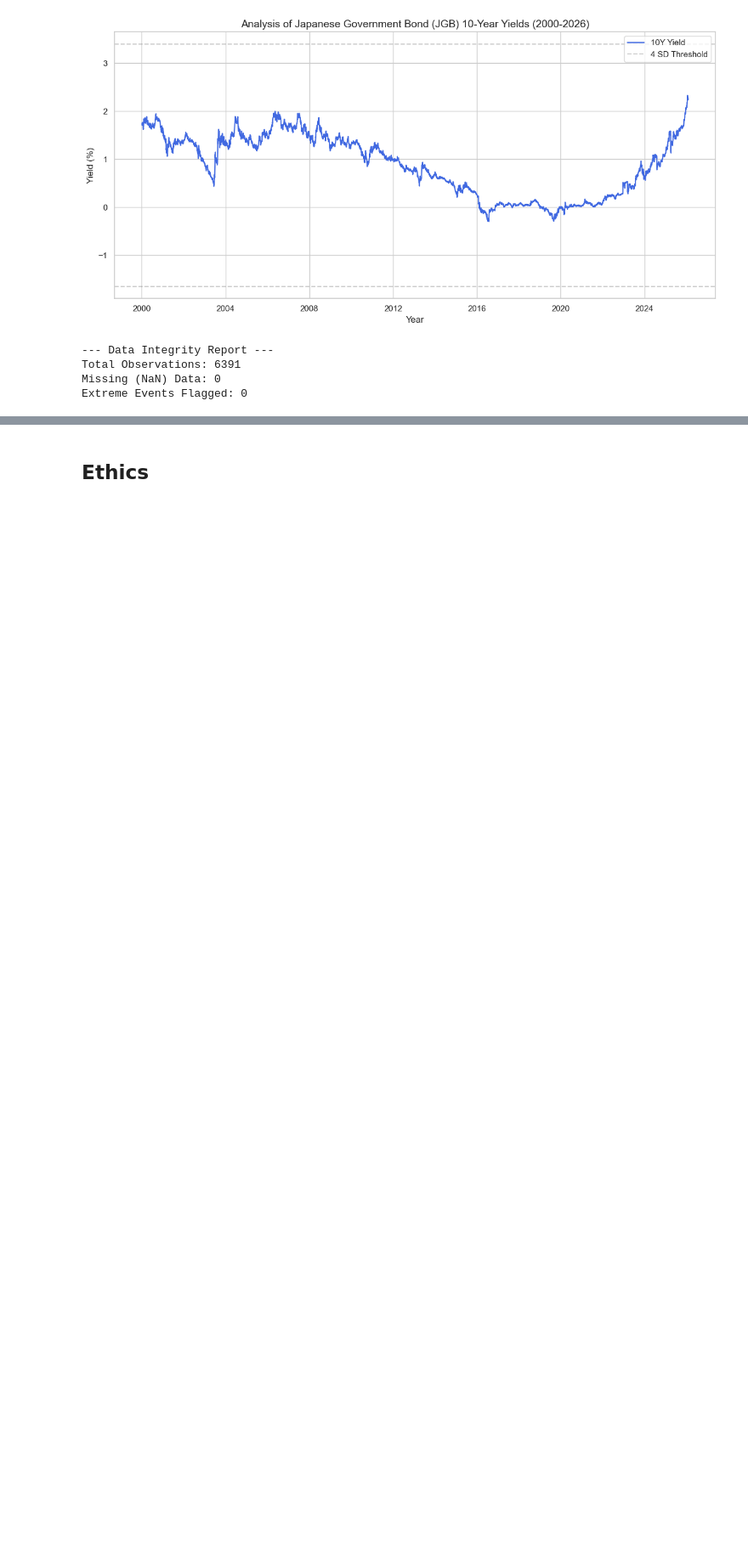
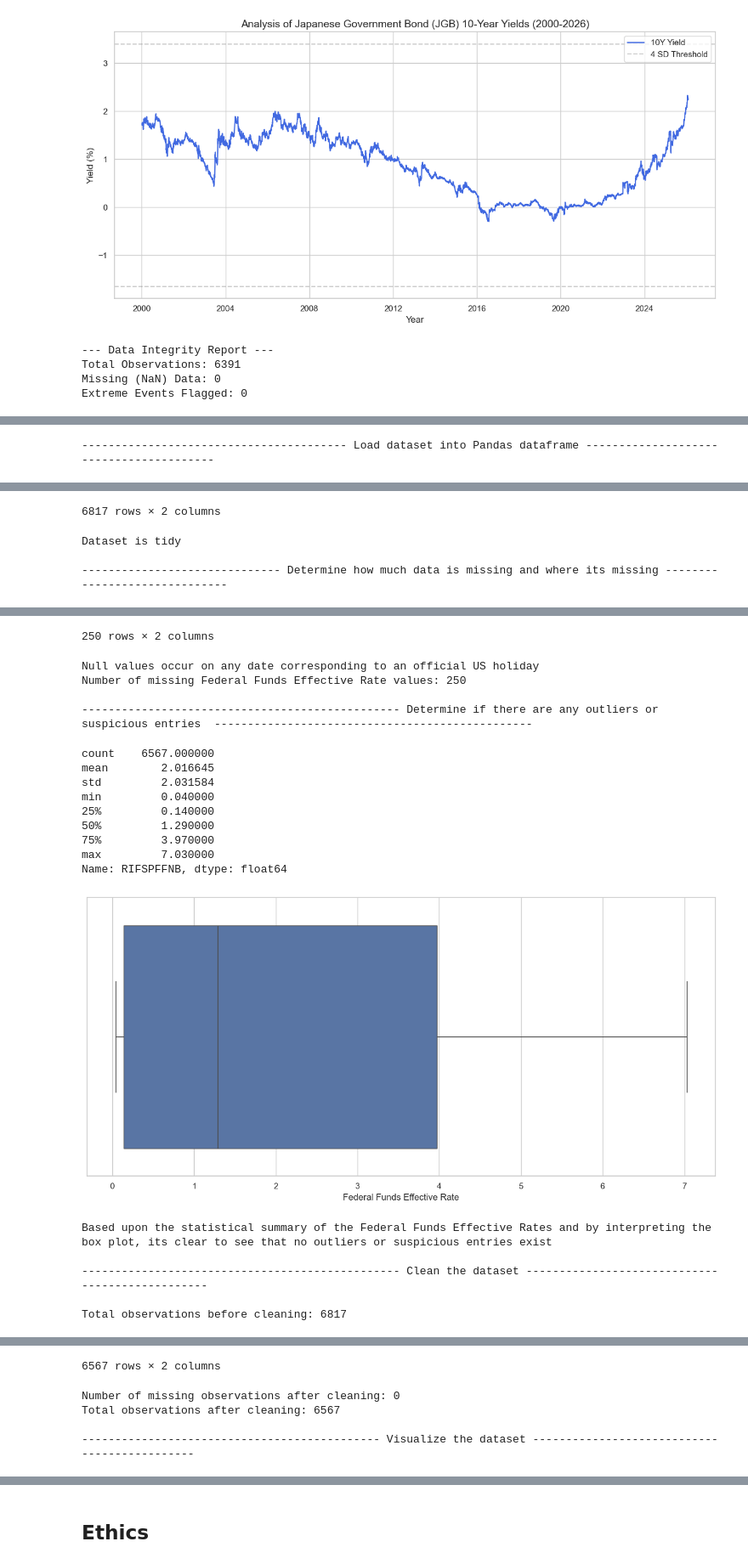
Before and after one commit to COGS108/Group024_WI26, a Jupyter notebook: 01-DataCheckpoint.ipynb, the cells around one changed output, grey strips where cells are left out. Shown at 85% size. Cells and saved outputs as stored; diff of their text form; code cells hidden in the pictures; blank space fills up the shorter version.

```diff
--- a/01-DataCheckpoint.ipynb
+++ b/01-DataCheckpoint.ipynb
@@ -198,0 +407,51 @@ Please note that you can always keep adding more datasets in the future if these
+# %%
+from IPython.display import display
+
+# Load the dataset into a Pandas dataframe
+print('-' * 40 + ' Load dataset into Pandas dataframe ' + '-' * 40 )
+fed_base_rate_df = pd.read_csv('data/00-raw/FRED_FFER.csv')
+fed_base_rate_df['observation_date'] = pd.to_datetime(fed_base_rate_df['observation_date'])
+display(fed_base_rate_df)
+print('\nDataset is tidy\n')
+
+# Determine how much data is missing and where it's missing
+print('-' * 30 + ' Determine how much data is missing and where its missing ' + '-' * 30 )
+num_nulls = fed_base_rate_df['RIFSPFFNB'].isna().sum()
+display(fed_base_rate_df[fed_base_rate_df['RIFSPFFNB'].isnull()])
+print('\nNull values occur on any date corresponding to an official US holiday')
+print(f'Number of missing Federal Funds Effective Rate values: {num_nulls}\n')
+
+# Determine if there are any outliers or suspicious entries
+print('-' * 48 + ' Determine if there are any outliers or suspicious entries  ' + '-' * 48 )
+display(fed_base_rate_df['RIFSPFFNB'].describe())
+plt.figure(figsize=(12, 6))
+sns.boxplot(data=fed_base_rate_df, x='RIFSPFFNB')
+plt.xlabel('Federal Funds Effective Rate')
+plt.title('')
+plt.tight_layout()
+plt.show()
+print('\nBased upon the statistical summary of the Federal Funds Effective Rates and by interpreting the box plot, its clear to see that no outliers or suspicious entries exist\n')
+
+# Clean the dataset
+print('-' * 48 + ' Clean the dataset ' + '-' * 48 )
+print(f'\nTotal observations before cleaning: {len(fed_base_rate_df)}\n')
+fed_base_rate_df = fed_base_rate_df.dropna(axis='rows').reset_index(drop=True)
+fed_base_rate_df.to_csv('data/02-processed/FRED_FFER_2000_2026_cleaned.csv', index=False)
+display(fed_base_rate_df)
+num_nulls = fed_base_rate_df['RIFSPFFNB'].isna().sum()
+print(f'\nNumber of missing observations after cleaning: {num_nulls}')
+print(f'Total observations after cleaning: {len(fed_base_rate_df)}\n')
+
+# Visualize the dataset
+print('-' * 45 + ' Visualize the dataset ' + '-' * 45 + '\n')
+plt.figure(figsize=(12, 6))
+sns.lineplot(data=fed_base_rate_df, x='observation_date', y='RIFSPFFNB', label='Federal Funds Effective Rate', color='red', lw=1.5)
+plt.xticks()
+plt.title('US Federal Funds Effective Rate (2000-2026)', fontsize=14)
+plt.ylabel('Federal Funds Effective Rate (%)')
+plt.xlabel('Year')
+plt.legend(loc='upper right')
+plt.tight_layout()
+plt.show()
+# %% [output]
+---------------------------------------- Load dataset into Pandas dataframe ----------------------------------------
@@ -198,0 +470,4 @@ Please note that you can always keep adding more datasets in the future if these
+6817 rows × 2 columns
+Dataset is tidy
+
+------------------------------ Determine how much data is missing and where its missing ------------------------------
@@ -198,0 +486,20 @@ Please note that you can always keep adding more datasets in the future if these
+250 rows × 2 columns
+Null values occur on any date corresponding to an official US holiday
+Number of missing Federal Funds Effective Rate values: 250
+
+------------------------------------------------ Determine if there are any outliers or suspicious entries  ------------------------------------------------
+count    6567.000000
+mean        2.016645
+std         2.031584
+min         0.040000
+25%         0.140000
+50%         1.290000
+75%         3.970000
+max         7.030000
+Name: RIFSPFFNB, dtype: float64
+[figure, added]
+Based upon the statistical summary of the Federal Funds Effective Rates and by interpreting the box plot, its clear to see that no outliers or suspicious entries exist
+
+------------------------------------------------ Clean the dataset ------------------------------------------------
+
+Total observations before cleaning: 6817
@@ -198,0 +518,5 @@ Please note that you can always keep adding more datasets in the future if these
+6567 rows × 2 columns
+Number of missing observations after cleaning: 0
+Total observations after cleaning: 6567
+
+--------------------------------------------- Visualize the dataset ---------------------------------------------
```
Also changed, not shown: parts of 16 cells of this notebook.
